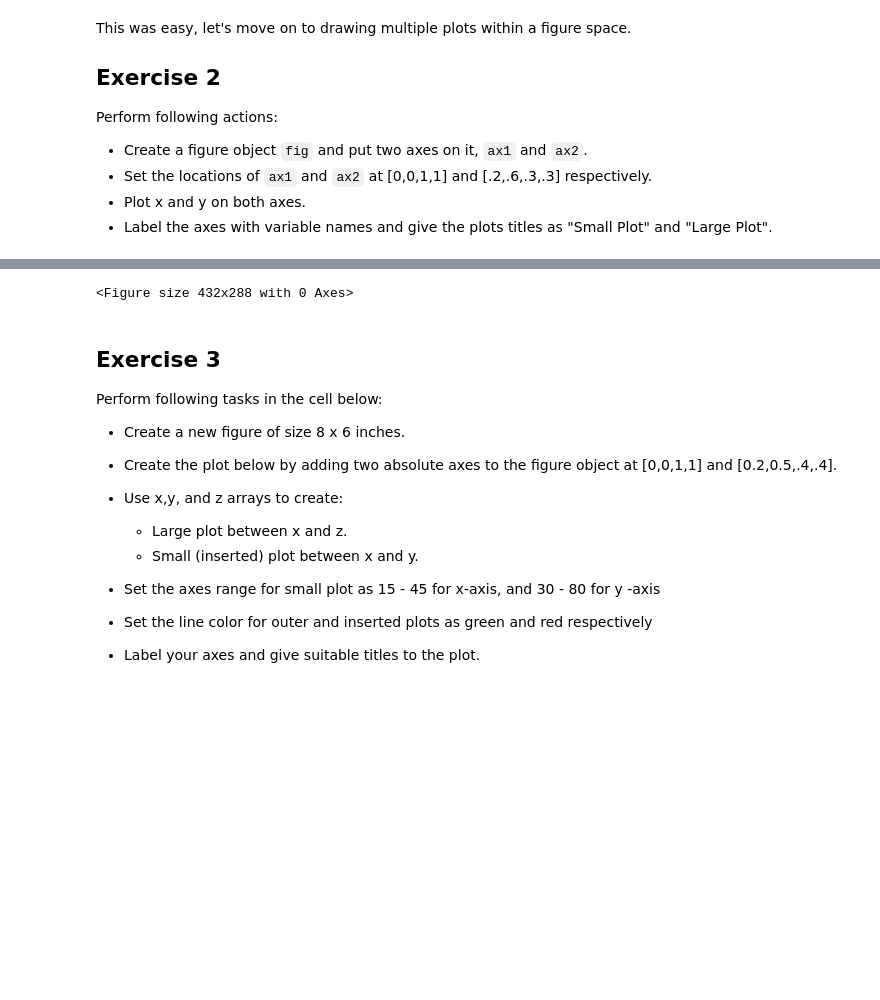
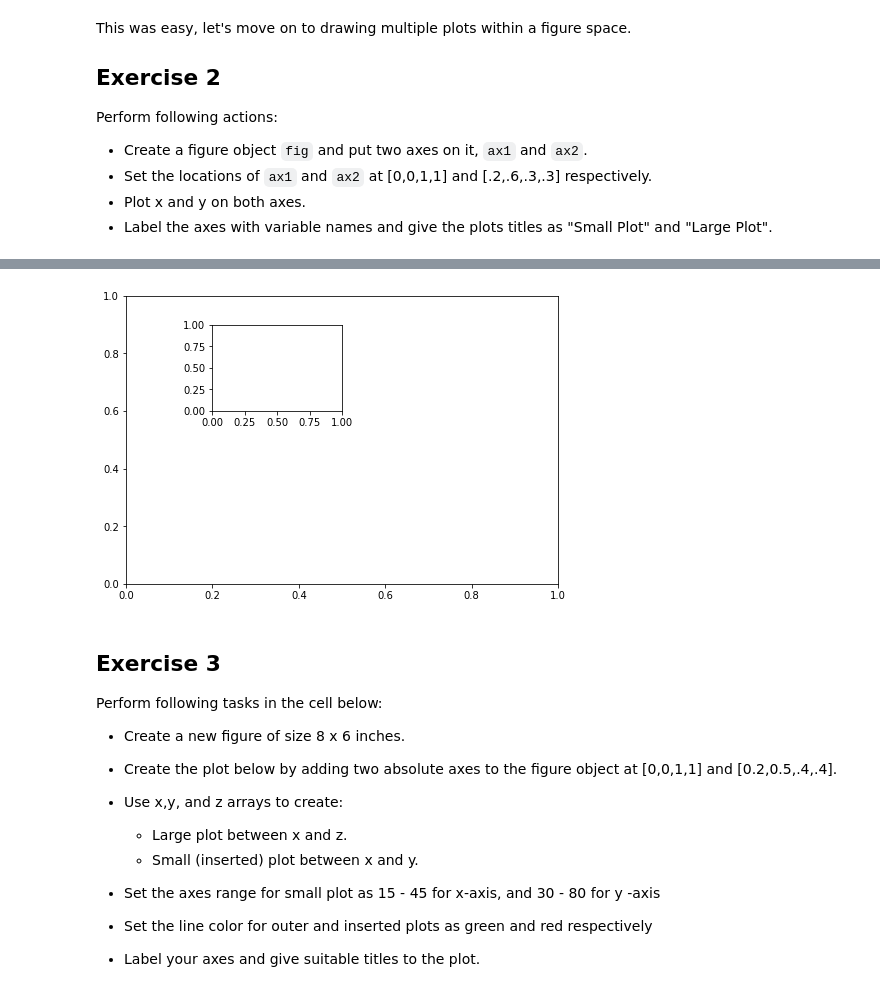
Before and after one commit to AustinKrause/ds-matplotlib-intro-lab-nyc-ds-career-031119, a Jupyter notebook: index.ipynb, the cells around one changed output, grey strips where cells are left out. Saved outputs shown, nothing was run; the diff lists cells and outputs as text; code cells hidden in the pictures; blank space fills up the shorter version.

```diff
--- a/index.ipynb
+++ b/index.ipynb
@@ -90,6 +90,6 @@ Perform following actions:
 * Label the axes with variable names and give the plots titles as "Small Plot" and "Large Plot".
 # %%
 fig_2 = plt.figure()
-ax_1 = fig.add_axes([0,0,1,1])
-ax_2 = fig.add_axes([.2,.6,.3,.3])
+ax_1 = fig_2.add_axes([0,0,1,1])
+ax_2 = fig_2.add_axes([.2,.6,.3,.3])
 # %% [output]
@@ -98,4 +96,4 @@ Adding an axes using the same arguments as a previous axes currently reuses the
-<Figure size 432x288 with 0 Axes>
+[figure, added]
 # %% [markdown]
 ## Exercise 3
 
```
Also changed, not shown: parts of 1 cell of this notebook.
